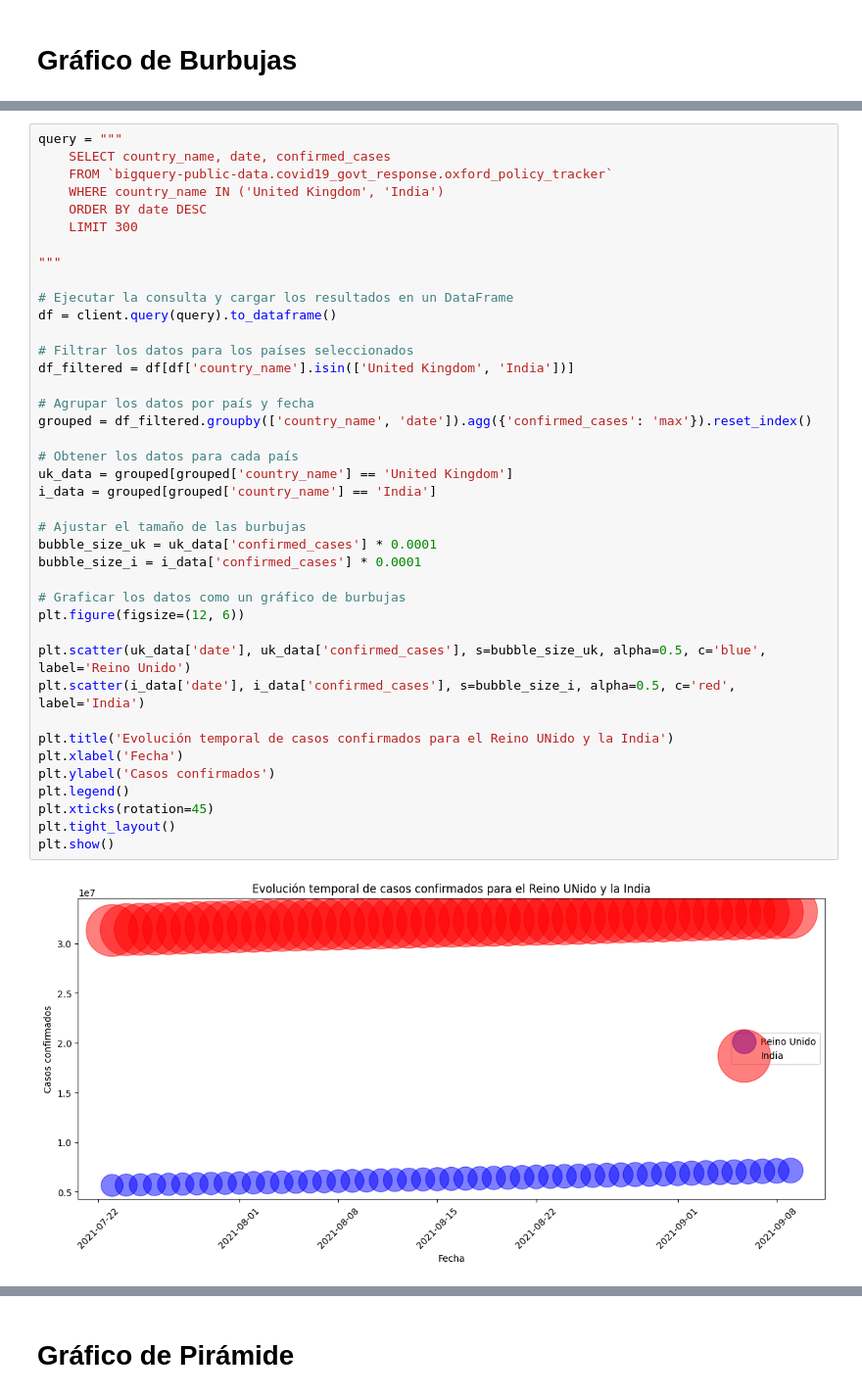
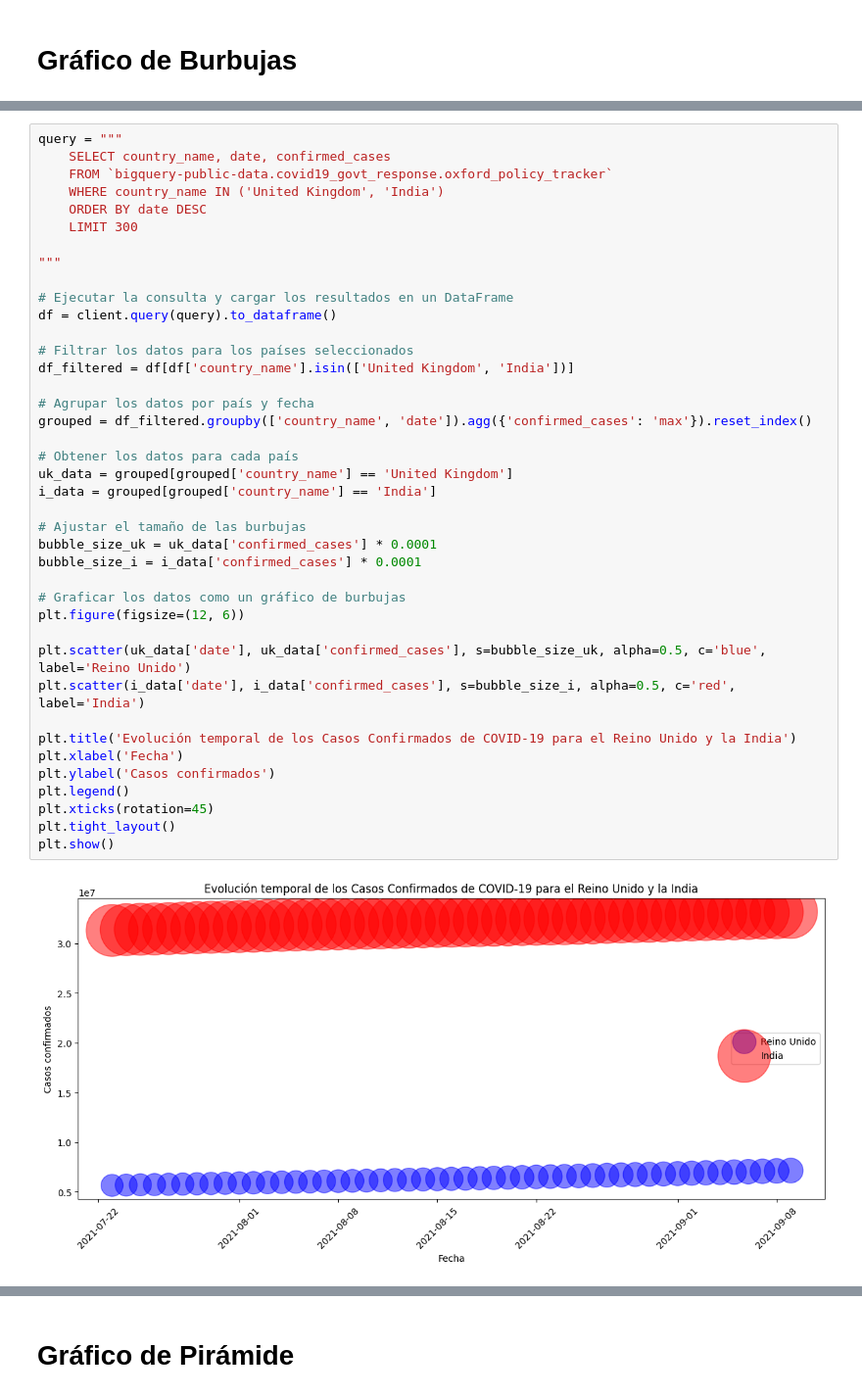
Before and after one commit to gambitius/Mineria-de-Datos, a Jupyter notebook: Solemne_1_Martin_Bastias.ipynb, the cells around one changed output, grey strips where cells are left out. Shown: that part at 98% size. Drawn from its saved outputs; the diff is of its cells as text.

```diff
--- a/Solemne_1_Martin_Bastias.ipynb
+++ b/Solemne_1_Martin_Bastias.ipynb
@@ -451,32 +463,32 @@ query = """
 # Ejecutar la consulta y cargar los resultados en un DataFrame
 df = client.query(query).to_dataframe()
 
 # Filtrar los datos para los países seleccionados
 df_filtered = df[df['country_name'].isin(['United Kingdom', 'India'])]
 
 # Agrupar los datos por país y fecha
 grouped = df_filtered.groupby(['country_name', 'date']).agg({'confirmed_cases': 'max'}).reset_index()
 
 # Obtener los datos para cada país
 uk_data = grouped[grouped['country_name'] == 'United Kingdom']
 i_data = grouped[grouped['country_name'] == 'India']
 
 # Ajustar el tamaño de las burbujas
 bubble_size_uk = uk_data['confirmed_cases'] * 0.0001
 bubble_size_i = i_data['confirmed_cases'] * 0.0001
 
 # Graficar los datos como un gráfico de burbujas
 plt.figure(figsize=(12, 6))
 
 plt.scatter(uk_data['date'], uk_data['confirmed_cases'], s=bubble_size_uk, alpha=0.5, c='blue', label='Reino Unido')
 plt.scatter(i_data['date'], i_data['confirmed_cases'], s=bubble_size_i, alpha=0.5, c='red', label='India')
 
-plt.title('Evolución temporal de casos confirmados para el Reino UNido y la India')
+plt.title('Evolución temporal de los Casos Confirmados de COVID-19 para el Reino Unido y la India')
 plt.xlabel('Fecha')
 plt.ylabel('Casos confirmados')
 plt.legend()
 plt.xticks(rotation=45)
 plt.tight_layout()
 plt.show()
 # %% [output]
-[figure, old version]
+[figure, new version]
```
Also changed, not shown: parts of 17 cells of this notebook, 1 other file.
